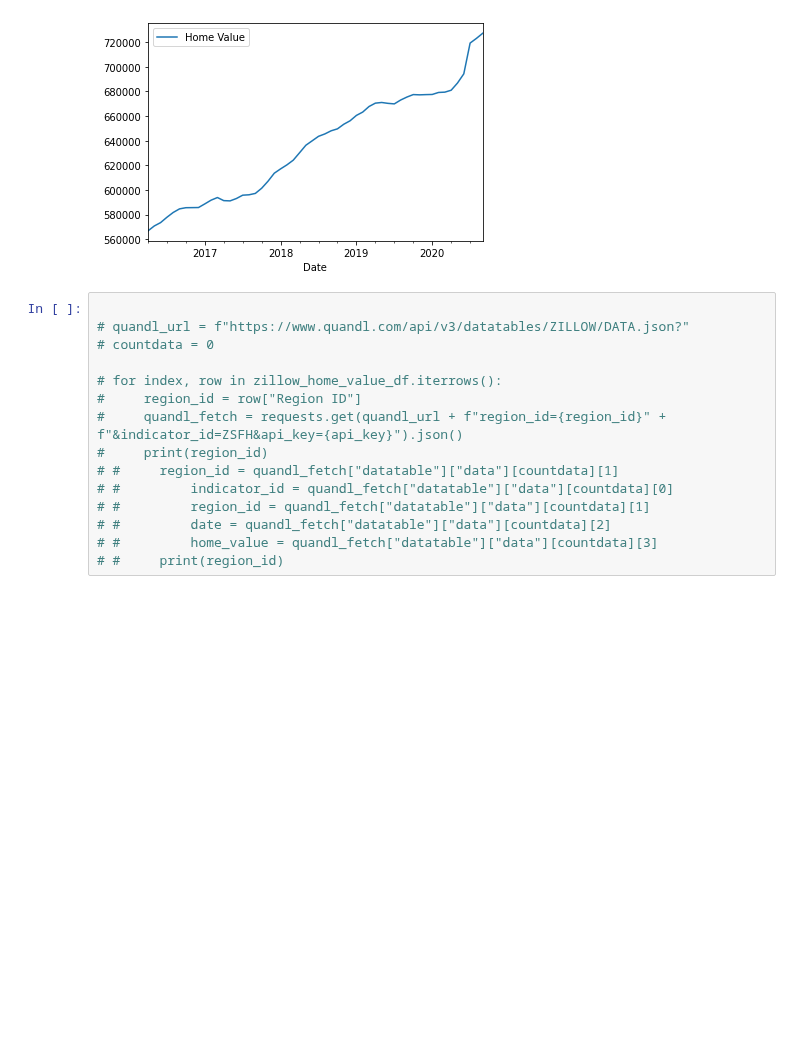
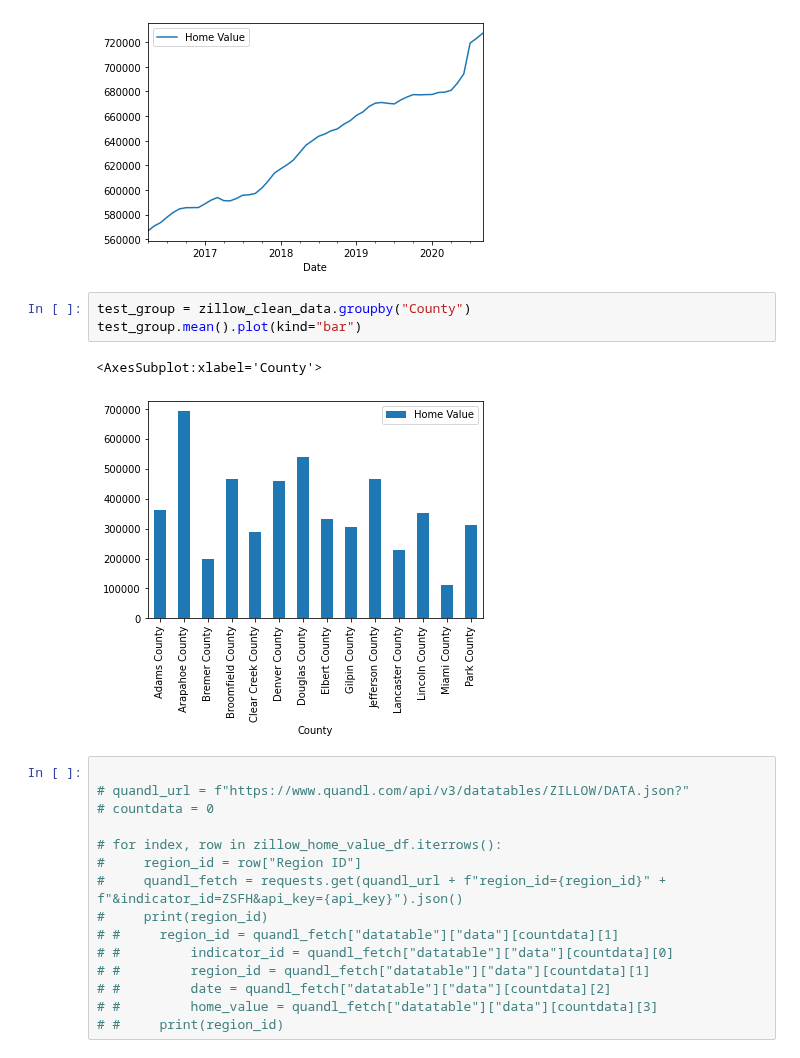
Before and after one commit to binetala/The_Very_Best_Team, a Jupyter notebook: Cole/zillow_data.ipynb, the cells around one changed output. Drawn from its saved outputs; the diff is of its cells as text; blank space fills up the shorter version.

Commit message:
Added a line chart for Larkspur, and Bar Chart for Counties

```diff
--- a/Cole/zillow_data.ipynb
+++ b/Cole/zillow_data.ipynb
@@ -179,6 +179,12 @@ larkspur_df.plot("Date", "Home Value")
 # %% [output]
 <AxesSubplot:xlabel='Date'>
 [figure]
+# %%
+test_group = zillow_clean_data.groupby("County")
+test_group.mean().plot(kind="bar")
+# %% [output]
+<AxesSubplot:xlabel='County'>
+[figure, added]
 # %%
 
 # quandl_url = f"https://www.quandl.com/api/v3/datatables/ZILLOW/DATA.json?"
```
